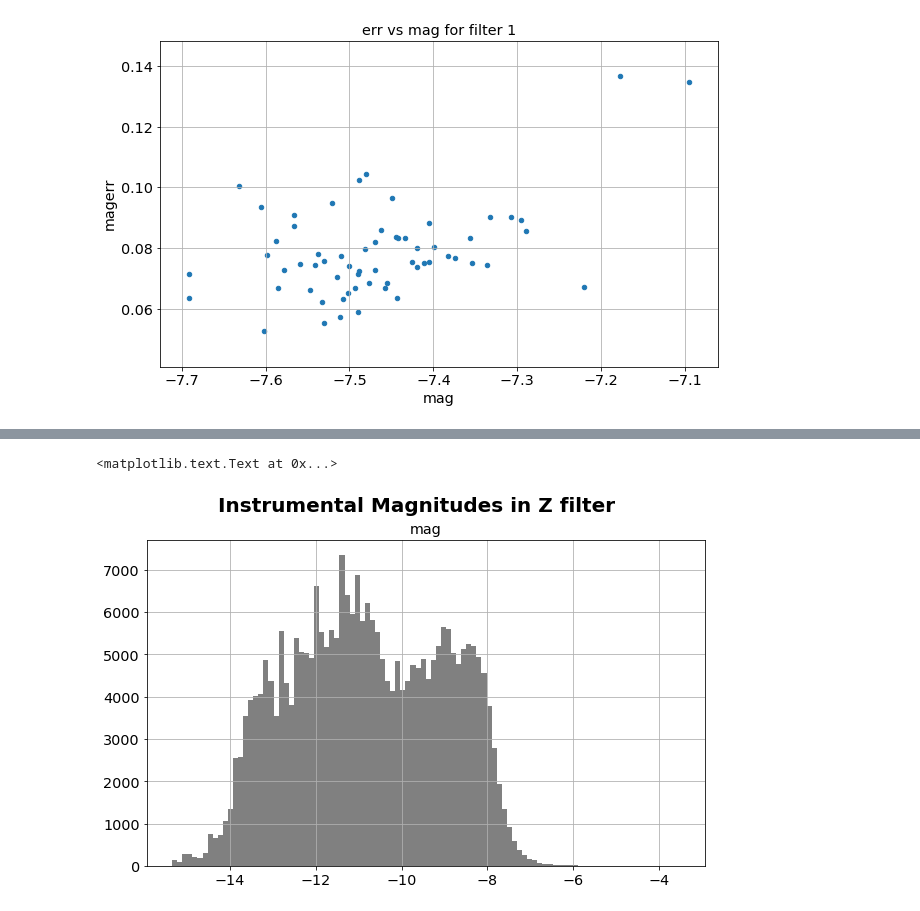
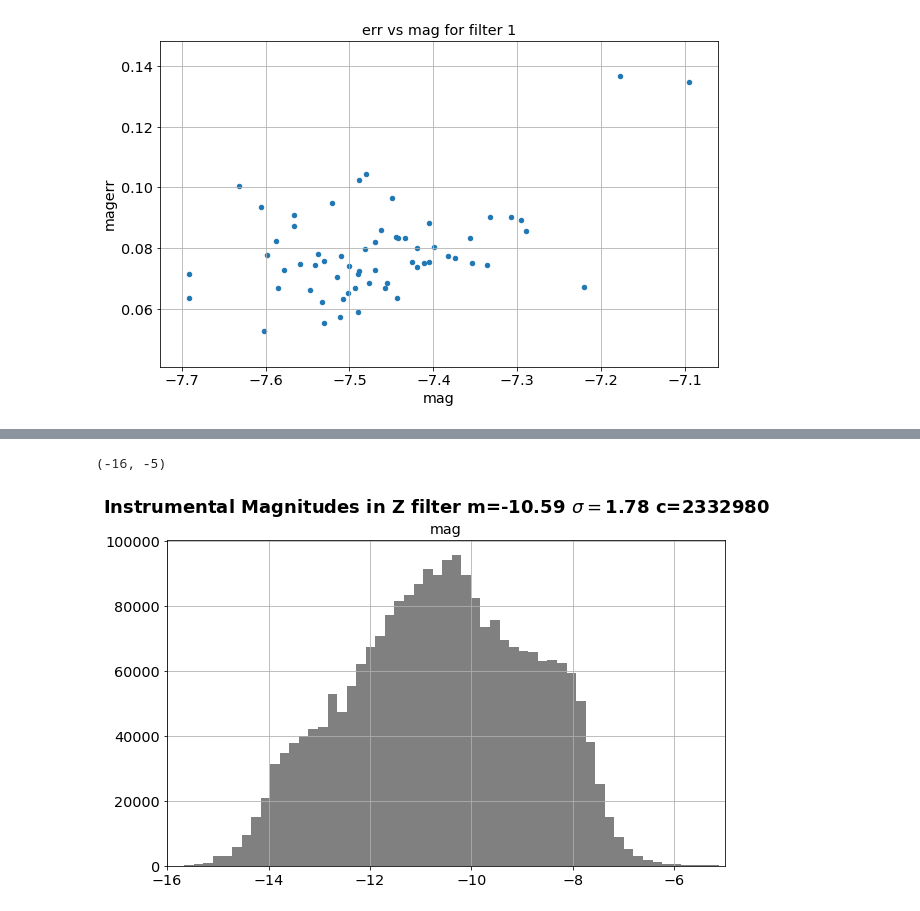
Before and after one commit to LSSTDESC/OpenAtmMiniDataChallenge, a Jupyter notebook: ViewSimuResult.ipynb, the cells around one changed output, grey strips where cells are left out. Saved outputs shown, nothing was run; the diff lists cells and outputs as text; code cells hidden in the pictures.

```diff
--- a/ViewSimuResult.ipynb
+++ b/ViewSimuResult.ipynb
@@ -171,7 +205,11 @@ plt.suptitle("Instrumental Magnitudes in I filter",fontweight='bold',fontsize=20
 # %%
+dfz=dft.loc[df['f']==5]
+m,sig,c=dfz['mag'].describe()['mean'],dfz['mag'].describe()['std'],int(dfz['mag'].describe()['count'])
 dft.loc[(dft.f == 5)].hist('mag',bins=100,grid=True,color='grey')
-plt.suptitle("Instrumental Magnitudes in Z filter",fontweight='bold',fontsize=20)
+thetitle="Instrumental Magnitudes in Z filter m={:3.2f} $\sigma=${:3.2f} c={} ".format(m,sig,c)
+plt.suptitle(thetitle,fontweight='bold',fontsize=18)
+plt.xlim(-16,-5)
 # %% [output]
-<matplotlib.text.Text at 0x...>
+(-16, -5)
-[figure, old version]
+[figure, new version]
 # %%
```
Also changed, not shown: parts of 20 cells of this notebook, 1 other file.
